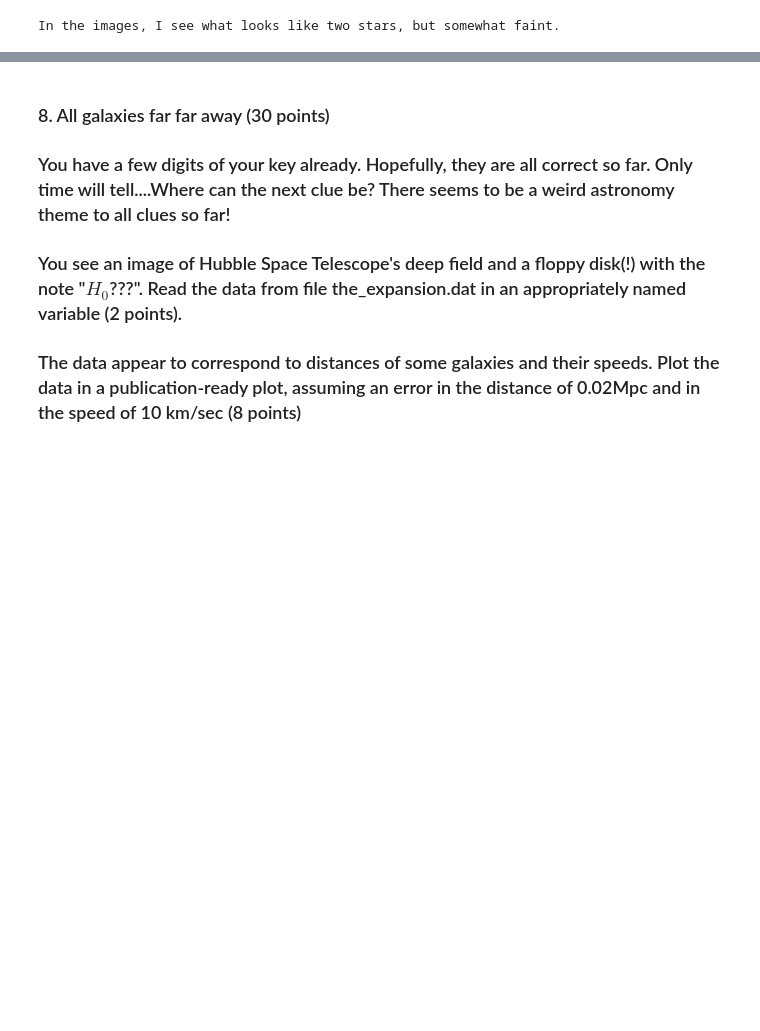
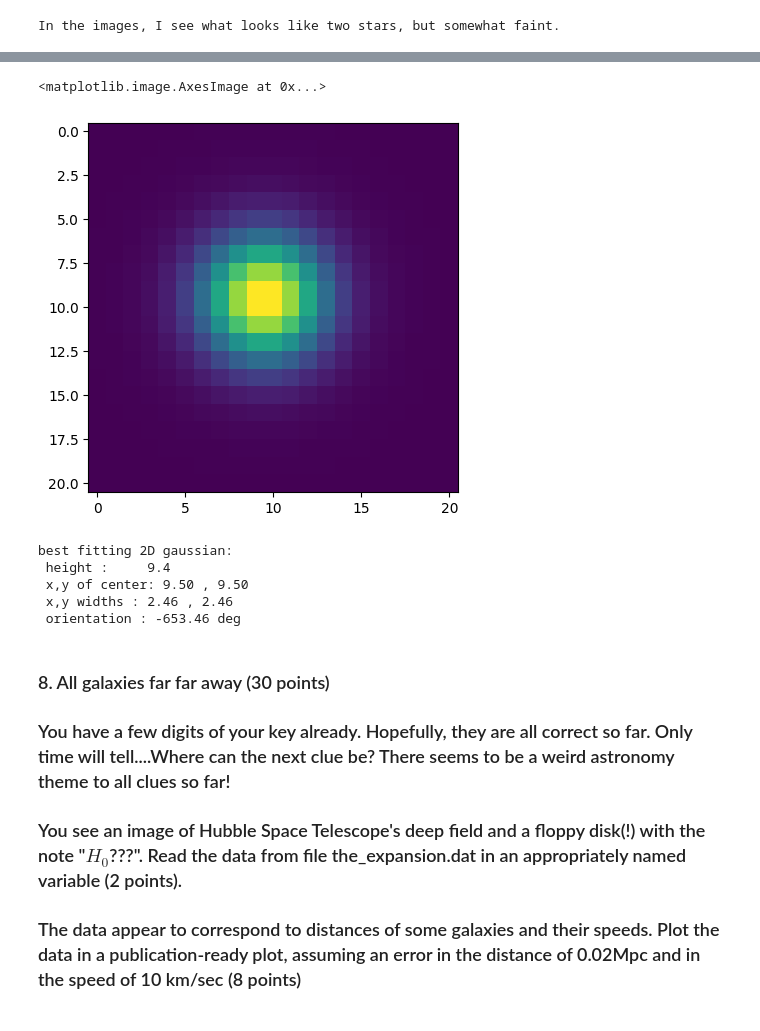
Before and after one commit to amedina695/lectures_git, a Jupyter notebook: midterm/Midterm_F25-classroom.ipynb, the cells around one changed output, grey strips where cells are left out. Drawn from its saved outputs; the diff is of its cells as text; code cells hidden in the pictures; blank space fills up the shorter version.

```diff
--- a/midterm/Midterm_F25-classroom.ipynb
+++ b/midterm/Midterm_F25-classroom.ipynb
@@ -782,0 +637,14 @@ Integer part to add to key: 24
+# %%
+
+subsz = 10 #we'll make just a 15-by-15 array.
+startsuby = 1024 #1853 #1024
+startsubx = 1024 #544 #1024
+sub = im_med7[startsuby-subsz:startsuby+subsz+1,
+               startsubx-subsz:startsubx+subsz+1] # remember, flip x and y
+# subtract off the sky's brightness.
+#sub = sub - np.median( im_med7 )
+# %%
+plt.imshow(sub)
+# %% [output]
+<matplotlib.image.AxesImage at 0x...>
+[figure, added]
@@ -783,3 +675,30 @@ Integer part to add to key: 24
+# %%
+#now we're ready to fit:
+fitter = modeling.fitting.LevMarLSQFitter()
+model = modeling.models.Gaussian2D( amplitude = ampl_firstguess, x_mean = xmean_firstguess,
+                                   y_mean = ymean_firstguess, x_stddev = xstd_firstguess,
+                                   y_stddev = ystd_firstguess )
+fitted_model = fitter( model, sx, sy, sub )
+#here are the actual answers for the best fitting 2D gaussian:
+bestamp = fitted_model.amplitude[0]
+bestxmn = fitted_model.x_mean[0]
+bestymn = fitted_model.y_mean[0]
+bestxsg = fitted_model.x_stddev[0]
+bestysg = fitted_model.y_stddev[0]
+bestth = fitted_model.theta[0]
+print("best fitting 2D gaussian: ")
+print(" height : %7.1f" % (bestamp))
+print(" x,y of center: %4.2f , %4.2f" % (bestxmn, bestymn))
+print(" x,y widths : %4.2f , %4.2f" % (bestxsg, bestysg))
+print(" orientation : %6.2F deg" % (bestth*180./np.pi))
+#what's the difference between data and model?
+diff = sub - fitted_model(sx, sy)
+# %% [output]
+best fitting 2D gaussian:
+ height :     9.4
+ x,y of center: 9.50 , 9.50
+ x,y widths : 2.46 , 2.46
+ orientation : -653.46 deg
 # %% [markdown]
 ### 8. All galaxies far far away (30 points)
 
```
Also changed, not shown: parts of 13 cells of this notebook, 16 other files.
